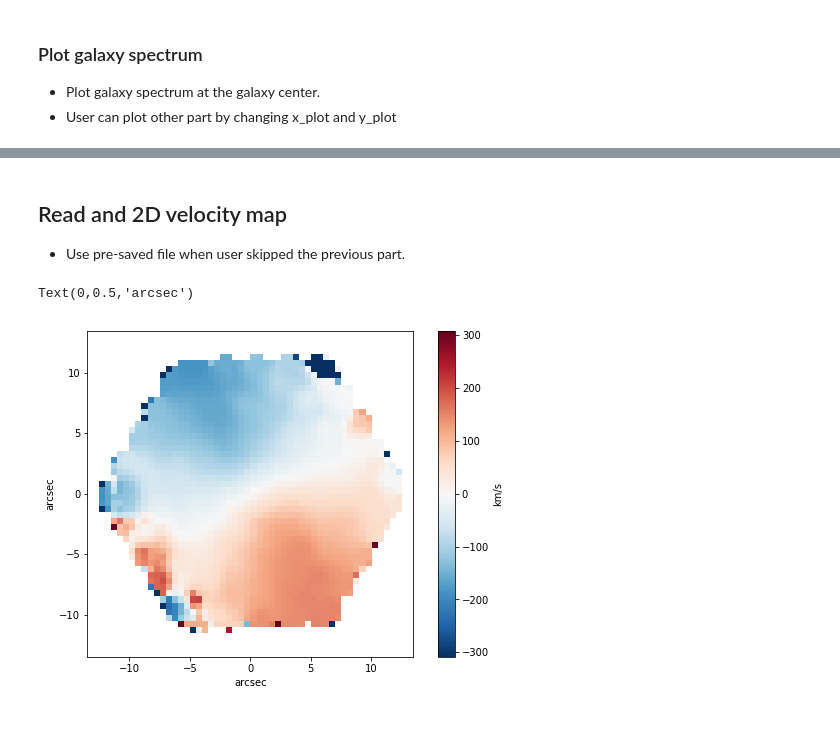
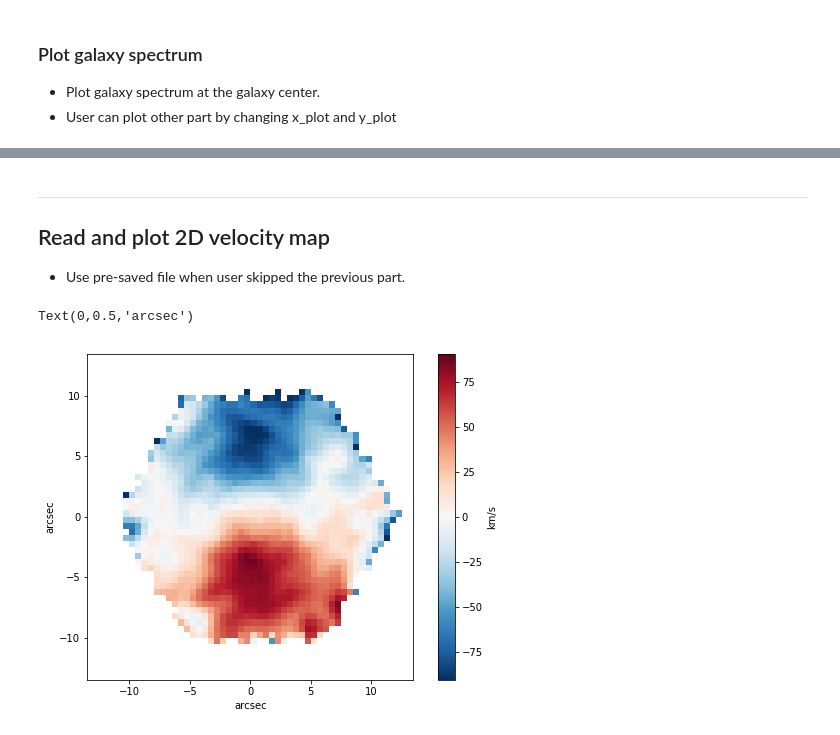
Before and after one commit to astrohchung/manga_rc_tuto, a Jupyter notebook: manga_rc_tuto.ipynb, the cells around one changed output, grey strips where cells are left out. Saved outputs shown, nothing was run; the diff lists cells and outputs as text; code cells hidden in the pictures.

```diff
--- a/manga_rc_tuto.ipynb
+++ b/manga_rc_tuto.ipynb
@@ -120,7 +34,9 @@ Download MaNGA cube data and catalog from SDSS-IV DR14 Science Archieve Server (
 We use logarithmically-binned cube data
 # %%
 # plateifu of galaxy to download data
-plateifu='8329-6103'
+plateifu='8329-6103' # Spiral Galaxy
+plateifu='8137-6103' # Elliptical Galaxy
+
 
 plate, ifuname=plateifu.split('-')
 cdir='./'  #current directory
@@ -131,7 +47,7 @@ cube_file='manga-'+plateifu+'-LOGCUBE.fits.gz'   # file to de downloaded
 # download MaNGA cube file if not exist.
 if not os.path.isfile(cdir+cube_file):
     sas_url="https://data.sdss.org/sas/dr14/manga/spectro/redux/v2_1_2/"
-    print("Start downloading "+cube_file+" from SDSS server. This may take several minutes")
+    print("Start downloading "+cube_file+" from SDSS server. This may take several minutes.")
     urllib.request.urlretrieve(sas_url+plate+'/stack/'+cube_file, cdir+cube_file)
     print('Downloaded complete')
 
@@ -142,19 +58,18 @@ drpall_file="drpall-v2_1_2.fits"
 # download drpall file if not exist.
 if not os.path.isfile(cdir+drpall_file):
     sas_url="https://data.sdss.org/sas/dr14/manga/spectro/redux/v2_1_2/"
-    print("Start downloading "+drpall_file+" from SDSS server. This may take several seconds")
+    print("Start downloading "+drpall_file+" from SDSS server. This may take several seconds.")
     urllib.request.urlretrieve(sas_url+"drpall-v2_1_2.fits", cdir+drpall_file)
     print('Downloaded complete')
 
 image_file=plateifu+'.png'
 if not os.path.isfile(cdir+image_file):
     sas_url="https://data.sdss.org/sas/dr14/manga/spectro/redux/v2_1_2/"
-    print("Start downloading "+image_file+" from SDSS server. This may take several seconds")
+    print("Start downloading "+image_file+" from SDSS server. This may take several seconds.")
     urllib.request.urlretrieve(sas_url+plate+'/stack/images/'+ifuname+'.png', cdir+image_file)
     print('Downloaded complete')
 
-http://skyserver.sdss.org/dr14/en/tools/chart/navi.aspx?ra=213.103435454&dec=44.4608684501&scale=0.2
-
+# Show MaNGA galaxy image
 fig=plt.figure(figsize=(4,4), dpi=200)
 plt.imshow(mpimg.imread(cdir+image_file),aspect='equal')
 plt.axis('off')
@@ -228,17 +143,10 @@ y_plot=y_center
 #x_plot=28
 #y_plot=35
 
-plt.rcParams['figure.figsize'] = [9, 6]
-
-#fig=plt.figure(figsize=(6,4), dpi=200)
 plt.plot(wave, flux[x_plot, y_plot])
-print(plt.rcParams['figure.figsize'])
-# plt.close()
-
-#plt.figsize=plt.rcParams['figure.figsize']*4
-
 plt.xlabel('$\lambda \, [\AA]$')
 plt.ylabel(flux_header['BUNIT'])
 plt.show()
+
 print('Cube 2D size: ', flux.shape[0], 'by', flux.shape[1])
 # %% [output]
@@ -397,30 +285,32 @@ Text(0,0.5,'1E-17 erg/s/cm^2/Ang/spaxel')
 # %% [markdown]
-## Read and 2D velocity map
+---
+## Read and plot 2D velocity map
 * Use pre-saved file when user skipped the previous part.
 # %%
 # read velocity map file
-files=glob.glob('./'+'*.fits*')
-rfile=cdir+'manga-'+plateifu+'-LOGCUBE_MAPS.fits'
-if not (rfile in files): # use pre-saved file if above one not exist.
-    rfile=cdir+'manga-'+plateifu+'-LOGCUBE_MAPS_SAVED.fits'
+rfile='manga-'+plateifu+'-LOGCUBE_MAPS.fits'
+if not os.path.isfile(cdir+rfile): # use pre-saved file if above one not exist.
+    rfile='manga-'+plateifu+'-LOGCUBE_MAPS_SAVED.fits'
 
-cube = fits.open(rfile)
+cube = fits.open(cdir+rfile)
 velmap=cube['STELLAR_VEL'].data
 nx, ny=np.int(flux_header['NAXIS1']) , np.int(flux_header['NAXIS2'])
 
 # Plot 2D map
 # Calculate velocity statistics (median and standard deviation) to re-scale map values for plot)
 pvelmap=velmap.T
+zero_idx=(pvelmap == 0)
+pvelmap[zero_idx]=np.nan
 finite_idx=np.isfinite(pvelmap)
 medv, stdv, sigv=(np.median(pvelmap[finite_idx]), np.std(pvelmap[finite_idx]), 2)
 pvelmap=pvelmap-medv
 
 cmap= matplotlib.cm.RdBu_r
 cmap.set_bad(color='white')
 plt.imshow(pvelmap, extent=extent, cmap=cmap, vmin=(-stdv*sigv), vmax=stdv*sigv, origin='lower', interpolation='none')
 plt.colorbar(label='km/s')
 plt.xlabel('arcsec')
 plt.ylabel('arcsec')
 # %% [output]
 Text(0,0.5,'arcsec')
-[figure, old version]
+[figure, new version]
```
Also changed, not shown: parts of 15 cells of this notebook, 6 other files.
